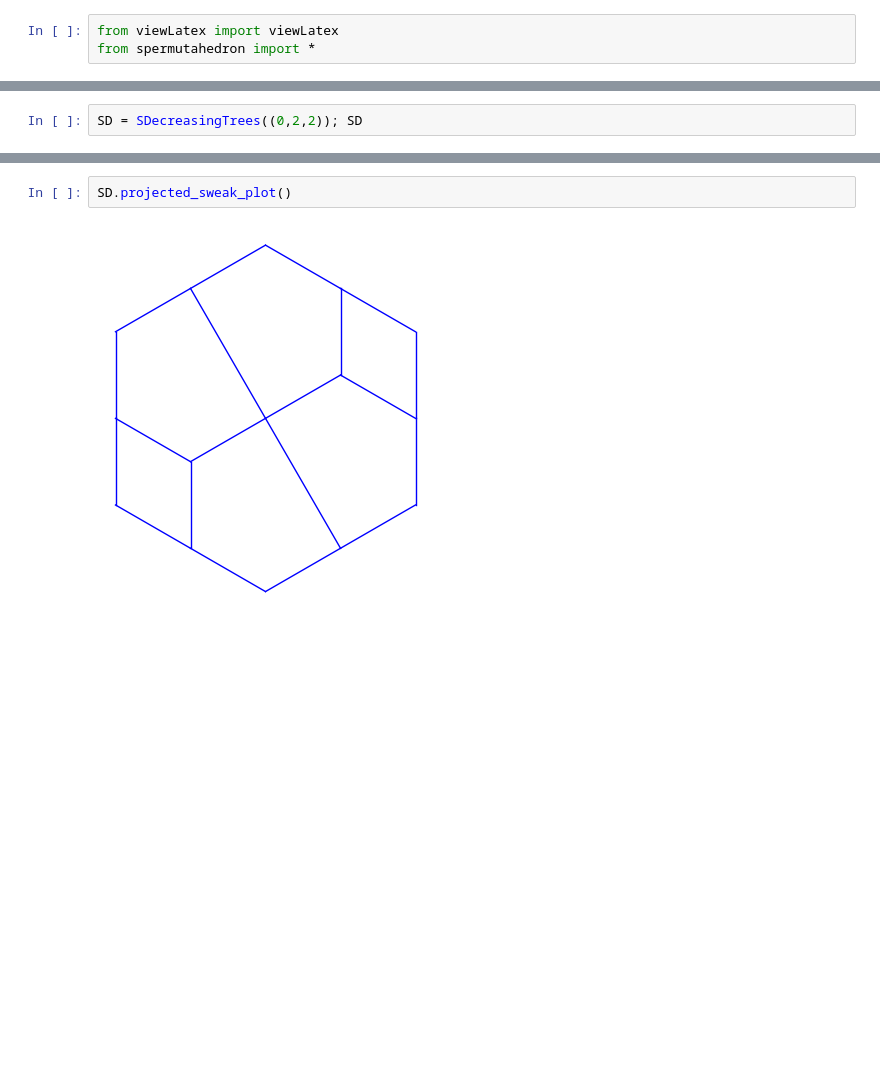
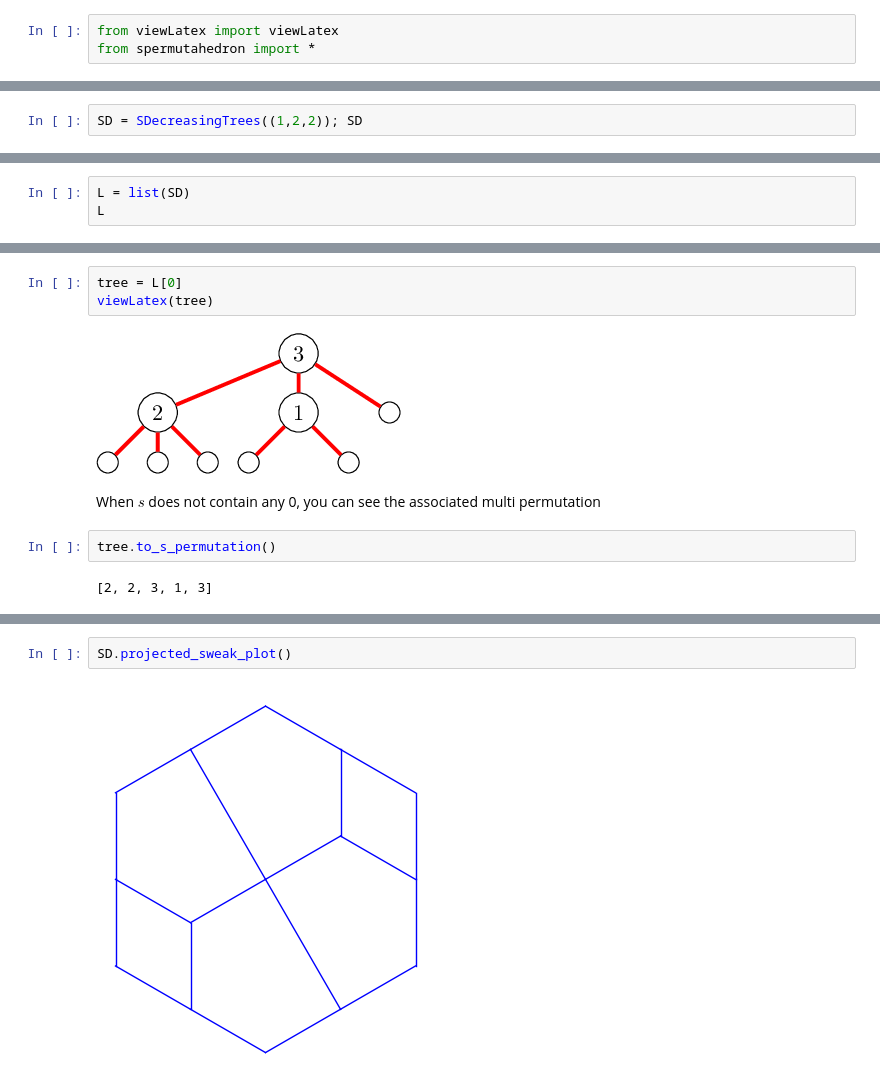
Before and after one commit to VivianePons/public-notebooks, a Jupyter notebook: sWeakOrder/Demo.ipynb, the cells around one changed output, grey strips where cells are left out. Saved outputs shown, nothing was run; the diff lists cells and outputs as text; blank space fills up the shorter version.

```diff
--- a/sWeakOrder/Demo.ipynb
+++ b/sWeakOrder/Demo.ipynb
@@ -4,3 +14,3 @@ from spermutahedron import *
 # %%
-SD = SDecreasingTrees((0,2,2)); SD
+SD = SDecreasingTrees((1,2,2)); SD
 # %% [output]
@@ -29,0 +22,3 @@ SD.lattice()
+# %%
+L = list(SD)
+L
@@ -29,0 +41,11 @@ SD.lattice()
+# %%
+tree = L[0]
+viewLatex(tree)
+# %% [output]
+[figure, added]
+# %% [markdown]
+When $s$ does not contain any 0, you can see the associated multi permutation
+# %%
+tree.to_s_permutation()
+# %% [output]
+[2, 2, 3, 1, 3]
```
Also changed, not shown: parts of 106 cells of this notebook, 1 other file.
